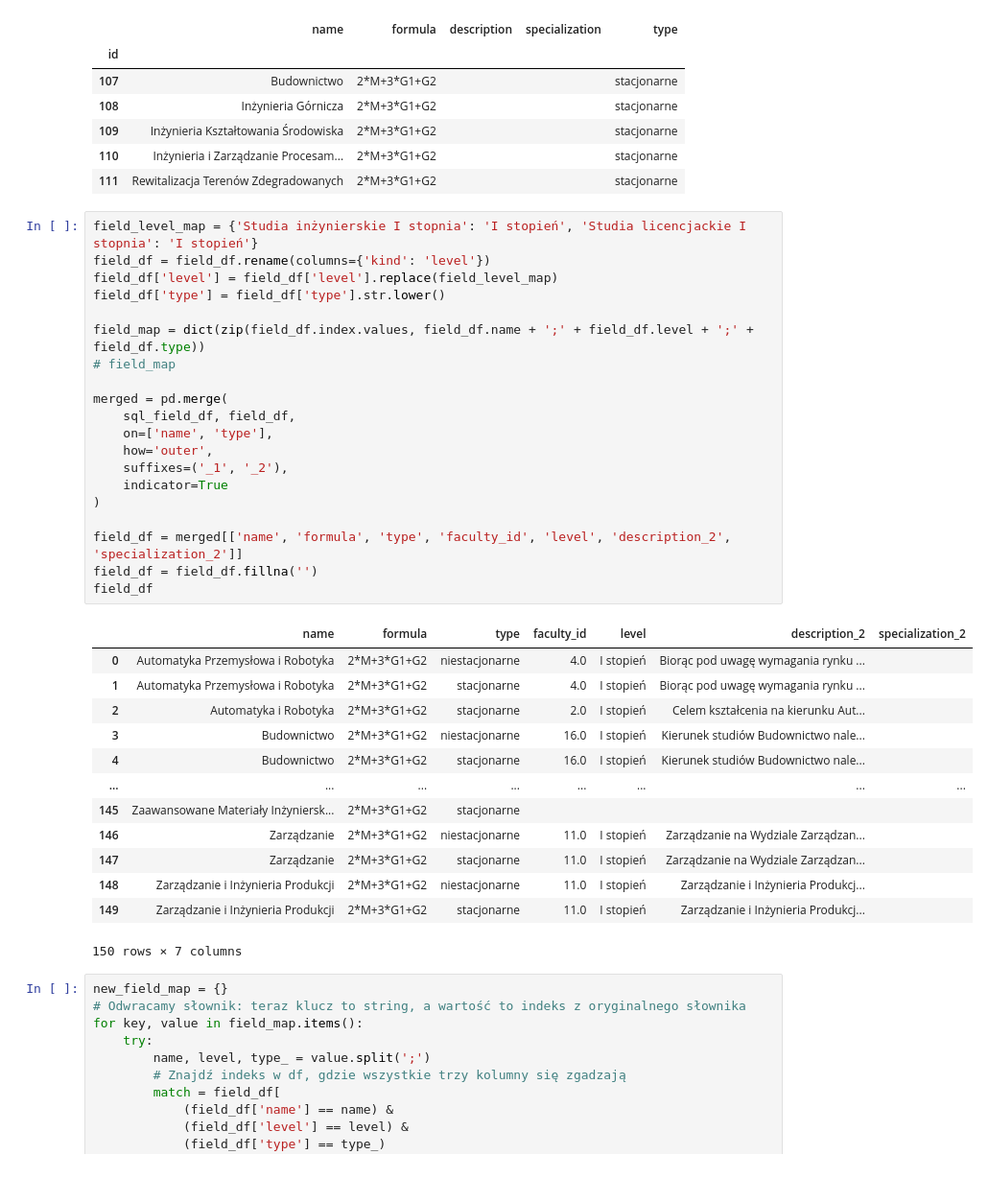
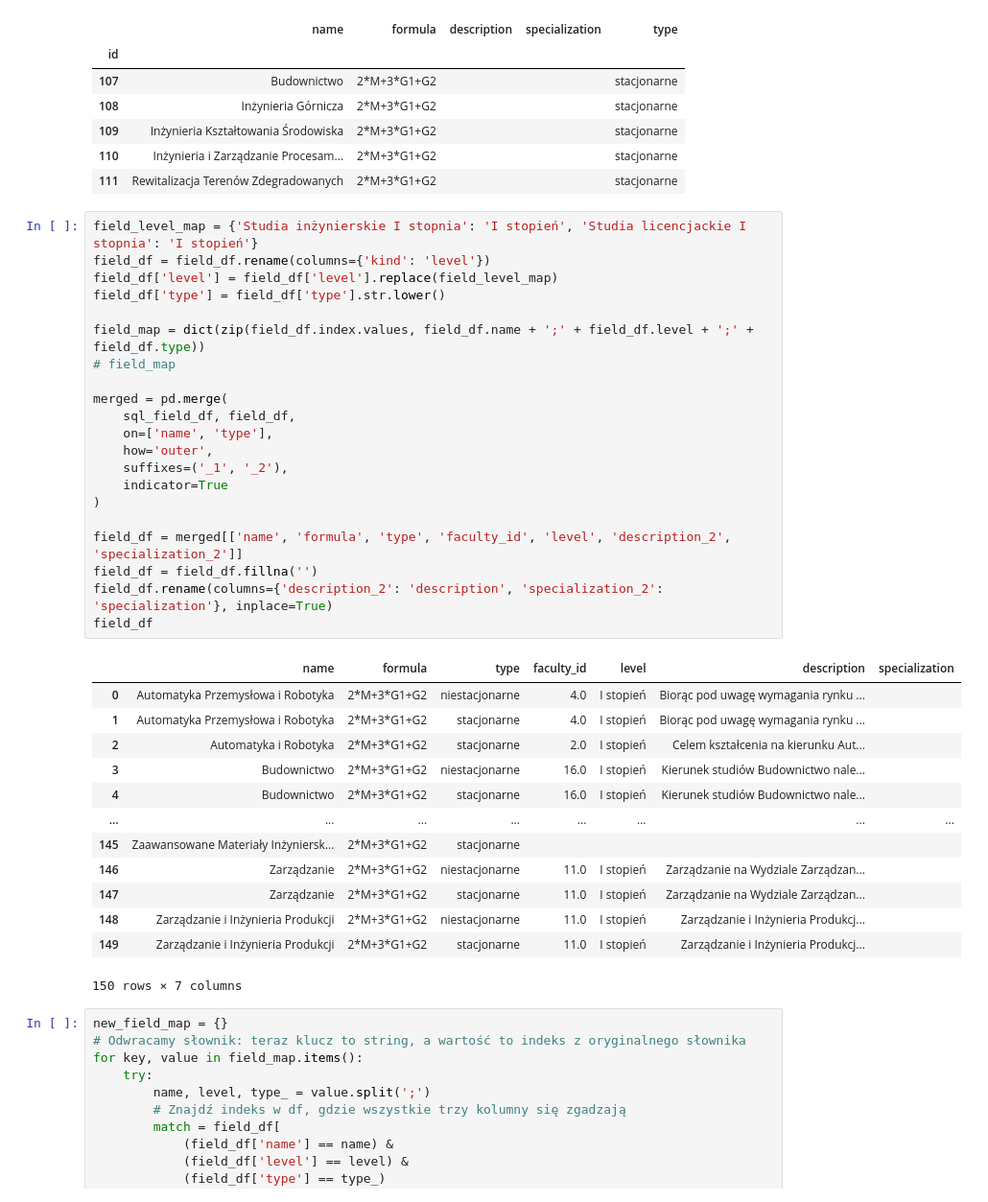
Before and after one commit to Julnowak/MiUn-Student-App, a Jupyter notebook: backend/concatenate_sylabus_data.ipynb, the cells around one changed output. Shown: that part at 96% size. Drawn from its saved outputs; the diff is of its cells as text.

Commit message:
quick fix, column names

```diff
--- a/backend/concatenate_sylabus_data.ipynb
+++ b/backend/concatenate_sylabus_data.ipynb
@@ -94,25 +94,26 @@ sql_field_df.head()
 # %%
 field_level_map = {'Studia inżynierskie I stopnia': 'I stopień', 'Studia licencjackie I stopnia': 'I stopień'}
 field_df = field_df.rename(columns={'kind': 'level'})
 field_df['level'] = field_df['level'].replace(field_level_map)
 field_df['type'] = field_df['type'].str.lower()
 
 field_map = dict(zip(field_df.index.values, field_df.name + ';' + field_df.level + ';' + field_df.type))
 # field_map
 
 merged = pd.merge(
     sql_field_df, field_df,
     on=['name', 'type'],
     how='outer',
     suffixes=('_1', '_2'),
     indicator=True
 )
 
 field_df = merged[['name', 'formula', 'type', 'faculty_id', 'level', 'description_2', 'specialization_2']]
 field_df = field_df.fillna('')
+field_df.rename(columns={'description_2': 'description', 'specialization_2': 'specialization'}, inplace=True)
 field_df
 # %% [output]
-|  | name | formula | type | faculty_id | level | description_2 | specialization_2 |
+|  | name | formula | type | faculty_id | level | description | specialization |
 | 0 | Automatyka Przemysłowa i Robotyka | 2*M+3*G1+G2 | niestacjonarne | 4.0 | I stopień | Biorąc pod uwagę wymagania rynku ... |  |
 | 1 | Automatyka Przemysłowa i Robotyka | 2*M+3*G1+G2 | stacjonarne | 4.0 | I stopień | Biorąc pod uwagę wymagania rynku ... |  |
 | 2 | Automatyka i Robotyka | 2*M+3*G1+G2 | stacjonarne | 2.0 | I stopień | Celem kształcenia na kierunku Aut... |  |
```
Also changed, not shown: parts of 2 cells of this notebook.
